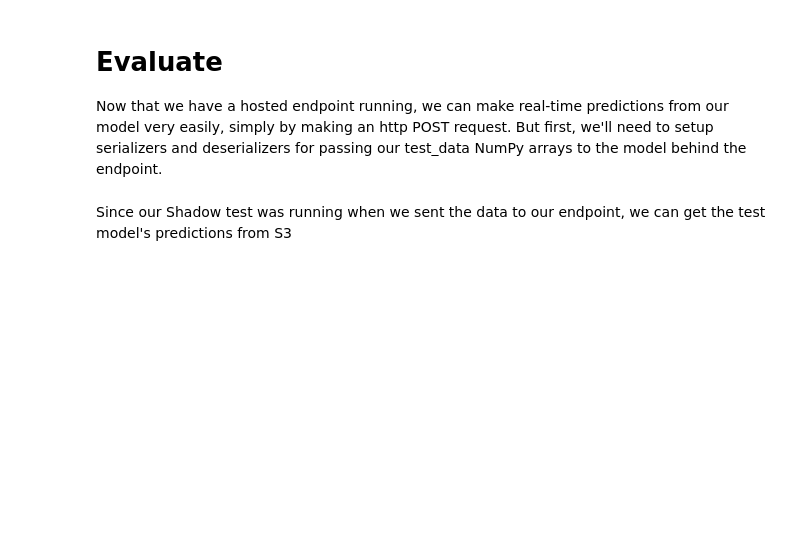
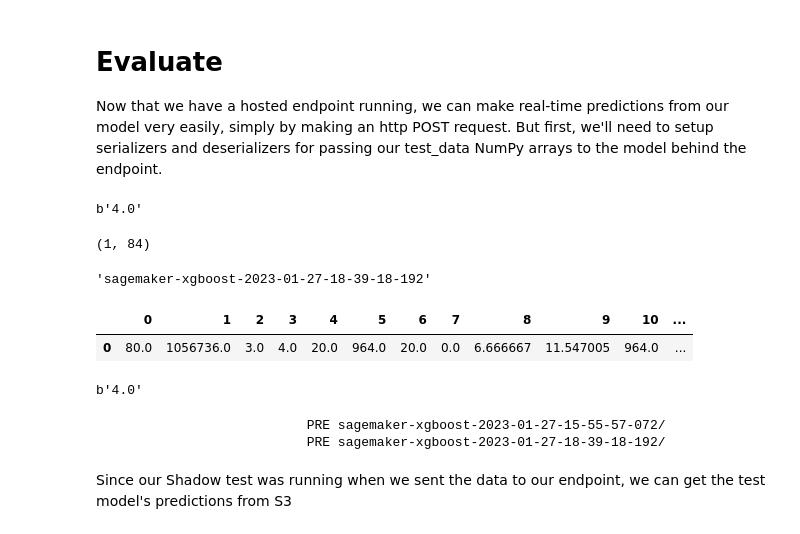
Before and after one commit to sengstacken/labs, a Jupyter notebook: tabular/webtraffic_xgboost/XGBoost-WebTraffic-ShadowTest.ipynb, the cells around one changed output. Drawn from its saved outputs; the diff is of its cells as text; code cells hidden in the pictures; blank space fills up the shorter version.

Commit message:
shadow test is working, shadow data capture is not

```diff
--- a/tabular/webtraffic_xgboost/XGBoost-WebTraffic-ShadowTest.ipynb
+++ b/tabular/webtraffic_xgboost/XGBoost-WebTraffic-ShadowTest.ipynb
@@ -676,3 +628,27 @@ sm_client.describe_inference_experiment(Name='ShadowTestExistingConsole')
 # Evaluate
 
 Now that we have a hosted endpoint running, we can make real-time predictions from our model very easily, simply by making an http POST request. But first, we'll need to setup serializers and deserializers for passing our test_data NumPy arrays to the model behind the endpoint.
+# %%
+# single prediction
+# We expect 4 - DDoS attacks-LOIC-HTTP as the predicted class.
+test_values = [80,1056736,3,4,20,964,20,0,6.666666667,11.54700538,964,0,241.0,482.0,931.1691850999999,6.6241710320000005,176122.6667,431204.4454,1056315,2,394,197.0,275.77164469999997,392,2,1056733,352244.3333,609743.1115,1056315,24,0,0,0,0,72,92,2.8389304419999997,3.78524059,0,964,123.0,339.8873763,115523.4286,0,0,1,1,0,0,0,1,1.0,140.5714286,6.666666667,241.0,0.0,0.0,0.0,0.0,0.0,0.0,3,20,4,964,8192,211,1,20,0.0,0.0,0,0,0.0,0.0,0,0,20,2,2018,1,0,1,0]
+test_values = np.array(test_values).reshape(1, -1)
+result = predictor.predict(test_values)
+print(result)
+# %% [output]
+b'4.0'
+# %%
+test_values.shape
+# %% [output]
+(1, 84)
+# %%
+predictor.endpoint_name
+# %% [output]
+'sagemaker-xgboost-2023-01-27-18-39-18-192'
+# %%
+test_values = pd.DataFrame(test_values)
+# %%
+test_values
+# %% [output]
+|  | 0 | 1 | 2 | 3 | 4 | 5 | 6 | 7 | 8 | 9 | 10 | ... |
+| 0 | 80.0 | 1056736.0 | 3.0 | 4.0 | 20.0 | 964.0 | 20.0 | 0.0 | 6.666667 | 11.547005 | 964.0 | ... |
@@ -679,3 +657,21 @@ Now that we have a hosted endpoint running, we can make real-time predictions fr
+# %%
+# csv serialization
+response = runtime.invoke_endpoint(
+    EndpointName=predictor.endpoint_name,
+    Body=test_values.to_csv(header=False, index=False).encode("utf-8"),
+    ContentType="text/csv",
+)
+
+print(response["Body"].read())
+# %% [output]
+b'4.0'
+# %%
+# find the data in s3
+location = f"s3://{bucket_name}/{prefix}/datacapture_test/"
+!aws s3 ls {location}
+# %% [output]
+                           PRE sagemaker-xgboost-2023-01-27-15-55-57-072/
+                           PRE sagemaker-xgboost-2023-01-27-18-39-18-192/
 # %%
 model1_predicted_classes = []
 for index, row in holdout.iterrows():
```
Also changed, not shown: parts of 26 cells of this notebook.
